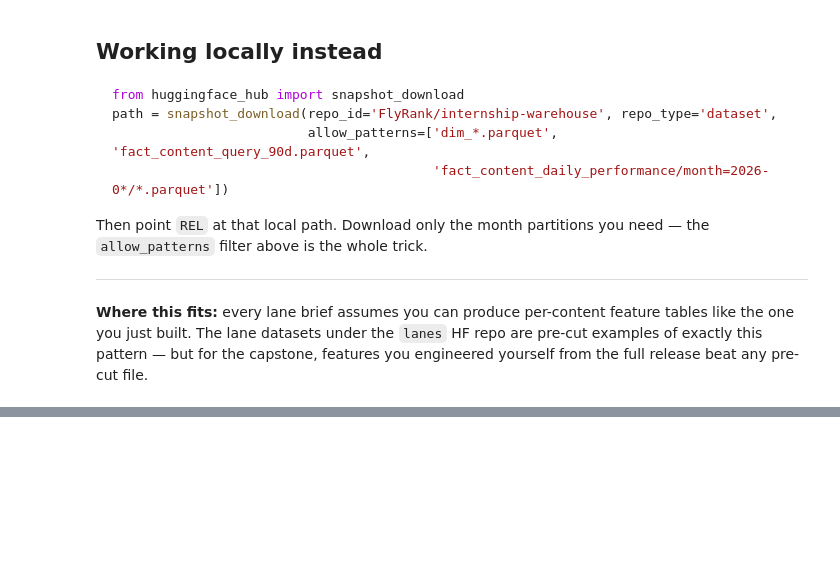
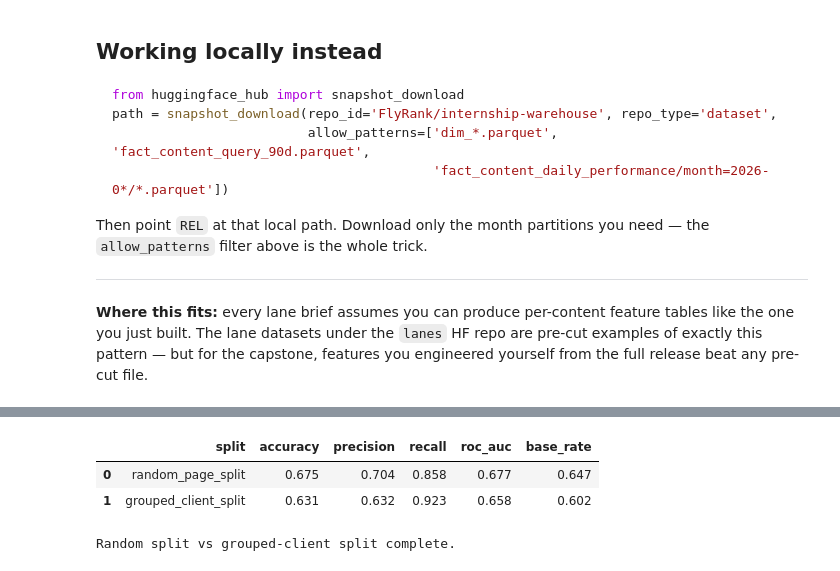
Before and after one commit to ShamKottish/FlyRankML, a Jupyter notebook: notebooks/03_working_with_the_full_release.ipynb, the cells around one changed output, grey strips where cells are left out. Drawn from its saved outputs; the diff is of its cells as text; code cells hidden in the pictures; blank space fills up the shorter version.

```diff
--- a/notebooks/03_working_with_the_full_release.ipynb
+++ b/notebooks/03_working_with_the_full_release.ipynb
@@ -183,0 +473,15 @@ release beat any pre-cut file.
+# %%
+X_tr, X_te, y_tr, y_te = train_test_split(
+    X,
+    y,
+    test_size=0.25,
+    random_state=RANDOM_STATE,
+    stratify=y
+)
+
+random_results = evaluate_model(
+    X_tr,
+    X_te,
+    y_tr,
+    y_te
+)
@@ -183,0 +529,34 @@ release beat any pre-cut file.
+# %%
+import pandas as pd
+
+comparison = pd.DataFrame([
+    {
+        "split": "random_page_split",
+        **random_results
+    },
+    {
+        "split": "grouped_client_split",
+        **group_results
+    }
+])
+
+metric_columns = [
+    "accuracy",
+    "precision",
+    "recall",
+    "roc_auc",
+    "base_rate",
+]
+
+comparison[metric_columns] = (
+    comparison[metric_columns].round(3)
+)
+
+display(comparison)
+
+print("Random split vs grouped-client split complete.")
+# %% [output]
+|  | split | accuracy | precision | recall | roc_auc | base_rate |
+| 0 | random_page_split | 0.675 | 0.704 | 0.858 | 0.677 | 0.647 |
+| 1 | grouped_client_split | 0.631 | 0.632 | 0.923 | 0.658 | 0.602 |
+Random split vs grouped-client split complete.
```
Also changed, not shown: parts of 13 cells of this notebook.
